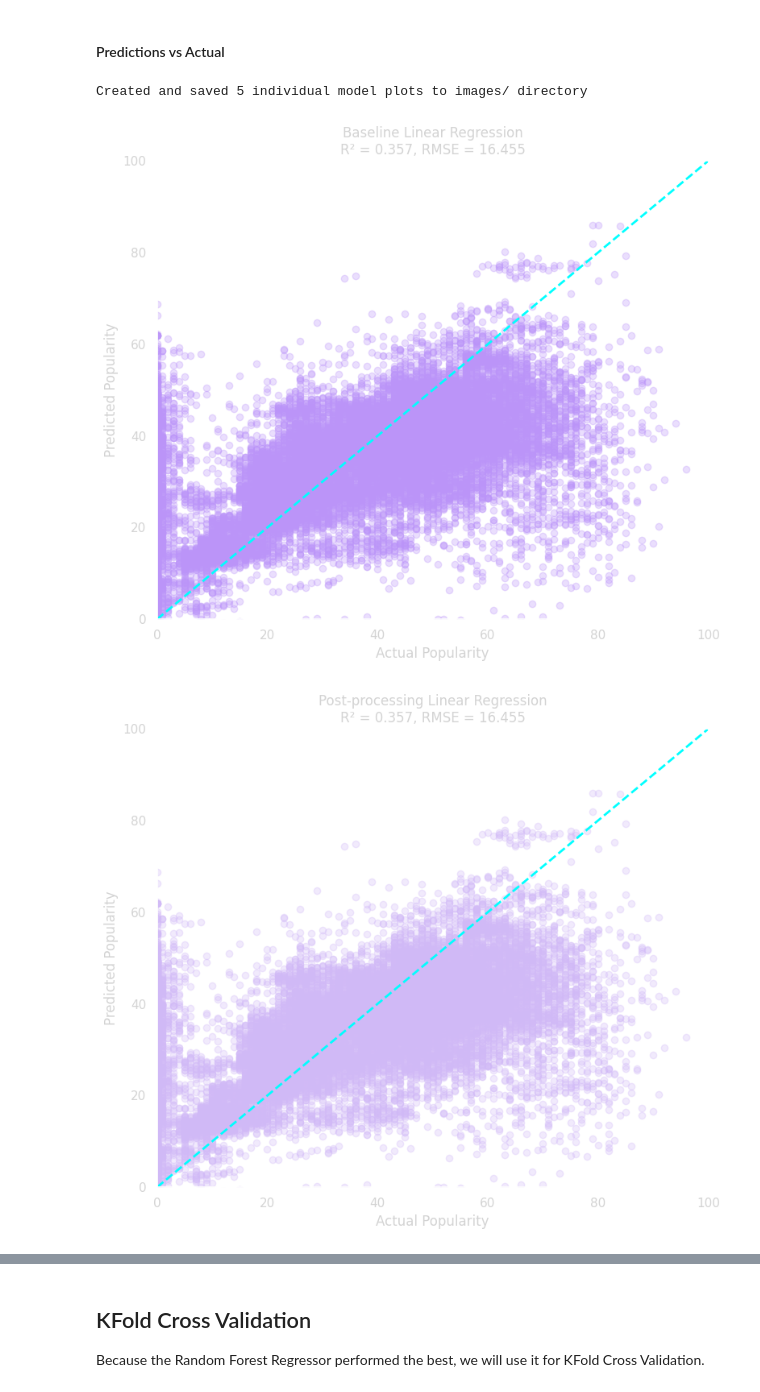
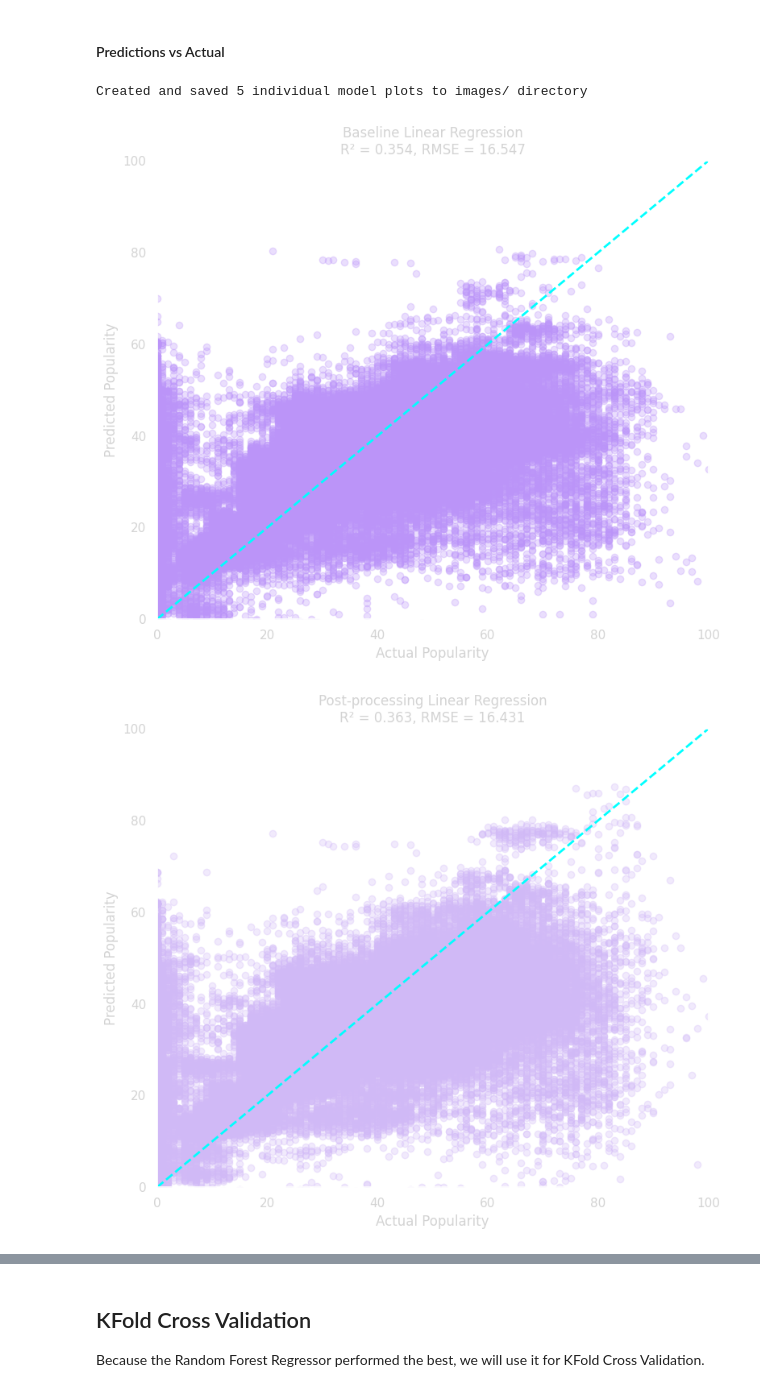
Before and after one commit to ethanc-ec/BA476-Project, a Jupyter notebook: code/project.ipynb, the cells around one changed output, grey strips where cells are left out. Drawn from its saved outputs; the diff is of its cells as text; code cells hidden in the pictures.

```diff
--- a/code/project.ipynb
+++ b/code/project.ipynb
@@ -32,6 +32,8 @@ from xgboost import XGBRegressor, XGBRFRegressor
 # %%
 # To collect results from all models as we go
 full_results = pd.DataFrame()
+
+pred_vs_actual = {}
 
 # Color palette
 sns.set(
@@ -746,43 +984,12 @@ plt.show()
 # %% [markdown]
 #### Predictions vs Actual
 # %%
-# Get unique models from the results
-models = full_results[full_results["Dataset"] == "Test"]["Model"].unique()
-
-# Prepare X and y data
-X = df[df.columns.difference(["popularity"])]
-y = df["popularity"]
-X_train, X_test, y_train, y_test = train_test_split(X, y, test_size=0.30, random_state=42)
-
-# Dictionary to store model instances
-model_instances = {
-    "Baseline Linear Regression": LinearRegression(n_jobs=-1),
-    "Post-processing Linear Regression": LinearRegression(n_jobs=-1),
-    "Random Forest Regressor": RandomForestRegressor(
-        n_estimators=200, random_state=42, n_jobs=-1, max_features="sqrt"
-    ),
-    "XGBoost Regressor": XGBRegressor(
-        tree_method="hist", n_estimators=300, n_jobs=-1, random_state=42, enable_categorical=True
-    ),
-    "XGBoost Random Forest Regressor": XGBRFRegressor(
-        tree_method="hist", n_estimators=200, n_jobs=-1, random_state=42, enable_categorical=True
-    ),
-}
-
-# Create separate figures for each model
-for i, model_name in enumerate(models):
+for i, model in enumerate(pred_vs_actual):
     # Create a new figure for each model
     plt.figure(figsize=(8, 7))
 
-    # Train the model
-    model = model_instances[model_name]
-    model.fit(X_train, y_train)
-
-    # Make predictions
-    y_pred = model.predict(X_test)
-
     # Create scatter plot of actual vs predicted values
-    plt.scatter(y_test, y_pred, alpha=0.3, color=spotify_colors[i % len(spotify_colors)])
+    plt.scatter(pred_vs_actual[model]["Actual"], pred_vs_actual[model]["Predicted"], alpha=0.3, color=spotify_colors[i % len(spotify_colors)])
 
     # Add perfect prediction line
     min_val = 0
@@ -790,39 +997,39 @@ for i, model_name in enumerate(models):
     plt.plot([min_val, max_val], [min_val, max_val], "--", lw=2, color="cyan")
 
     # Calculate metrics for the title
-    r2 = r2_score(y_test, y_pred)
-    rmse = root_mean_squared_error(y_test, y_pred)
+    r2 = r2_score(pred_vs_actual[model]["Actual"], pred_vs_actual[model]["Predicted"])
+    rmse = root_mean_squared_error(pred_vs_actual[model]["Actual"], pred_vs_actual[model]["Predicted"])
 
     # Set title and labels
-    plt.title(f"{model_name}\nR² = {r2:.3f}, RMSE = {rmse:.3f}", fontsize=12, color="lightgray")
+    plt.title(f"{model}\nR² = {r2:.3f}, RMSE = {rmse:.3f}", fontsize=12, color="lightgray")
     plt.xlabel("Actual Popularity", color="lightgray")
     plt.ylabel("Predicted Popularity", color="lightgray")
 
     # Set tick colors
     plt.tick_params(colors="lightgray")
 
     # Add grid
     plt.grid(True, linestyle="--", alpha=0.7)
 
     # Set equal limits for better comparison
     plt.xlim(0, 100)
     plt.ylim(0, 100)
 
     # Adjust layout
     plt.tight_layout()
 
     # Save the figure
     plt.savefig(
-        f"images/predicted_vs_actual_{model_name.replace(' ', '_').lower()}.png",
+        f"images/predicted_vs_actual_{model.replace(' ', '_').lower()}.png",
         dpi=300,
         bbox_inches="tight",
         transparent=True,
     )
 
 # Show a message instead of displaying all plots at once
-print(f"Created and saved {len(models)} individual model plots to images/ directory")
+print(f"Created and saved {len(pred_vs_actual)} individual model plots to images/ directory")
 # %% [output]
 Created and saved 5 individual model plots to images/ directory
-[figure, old version]
+[figure, new version]
-[figure, old version]
+[figure, new version]
 [figure]
```
Also changed, not shown: parts of 18 cells of this notebook, 7 other files.
